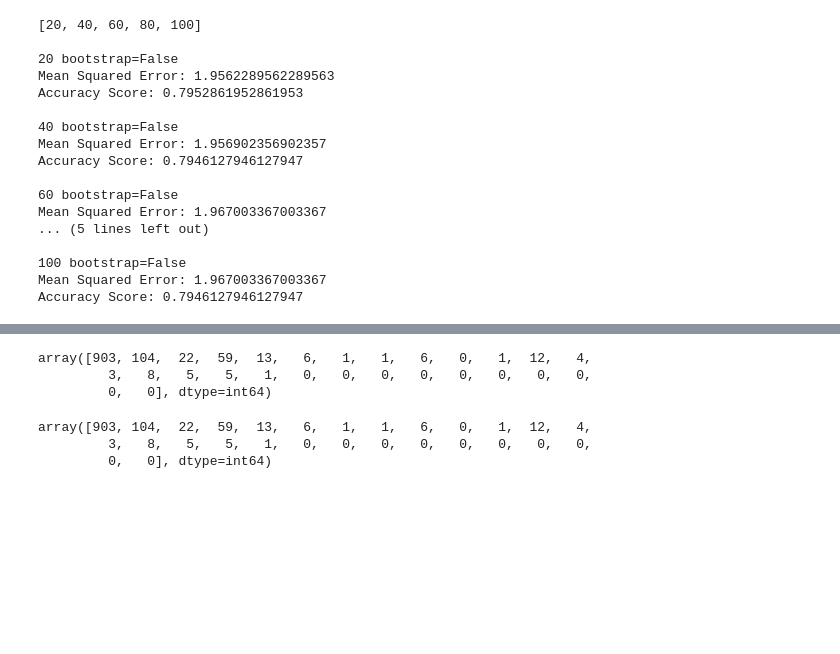
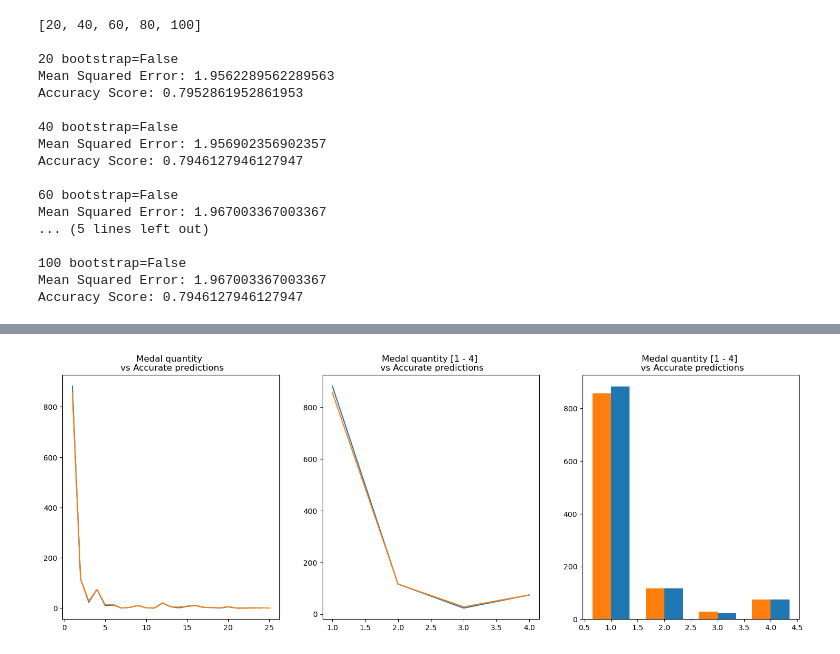
Before and after one commit to JuanTenopala/Project_4, a Jupyter notebook: Data/project_4.ipynb, the cells around one changed output, grey strips where cells are left out. Drawn from its saved outputs; the diff is of its cells as text; code cells hidden in the pictures; blank space fills up the shorter version.

```diff
--- a/Data/project_4.ipynb
+++ b/Data/project_4.ipynb
@@ -334,6 +350,6 @@ from sklearn.preprocessing import StandardScaler
 from sklearn.linear_model import LogisticRegression
 from sklearn.pipeline import make_pipeline
 # %%
-pipeline = make_pipeline(StandardScaler(), LogisticRegression(solver='lbfgs', random_state=1, max_iter=1000))   # default max_iter=100
+#pipeline = make_pipeline(StandardScaler(), LogisticRegression(solver='lbfgs', random_state=1, max_iter=1000))   # default max_iter=100
 # Fit the pipeline to the training data
-pipeline.fit(X_train, y_train)
+#pipeline.fit(X_train, y_train)
@@ -711,16 +686,32 @@ array([104,   4,   2,  11,   0,   0,   0,   0,   0,   0,   0,   0,   2,
 # %%
-np_rf_1 = rf_cm_df.to_numpy()
-rf_cm_df_p = np.diag(np_rf_1)
-rf_cm_df_p
+# np_rf_1 = rf_cm_df.to_numpy()
+# rf_cm_df_p = np.diag(np_rf_1)
+# rf_cm_df_p
-# %% [output]
-array([903, 104,  22,  59,  13,   6,   1,   1,   6,   0,   1,  12,   4,
-         3,   8,   5,   5,   1,   0,   0,   0,   0,   0,   0,   0,   0,
-         0,   0], dtype=int64)
 # %%
-np_rf_f = rf_cm_df_final.to_numpy()
-rf_f_cm_df_p = np.diag(np_rf_1)
-rf_f_cm_df_p
+# np_rf_f = rf_cm_df_final.to_numpy()
+#rf_f_cm_df_p = np.diag(np_rf_1)
+#rf_f_cm_df_p
-# %% [output]
-array([903, 104,  22,  59,  13,   6,   1,   1,   6,   0,   1,  12,   4,
-         3,   8,   5,   5,   1,   0,   0,   0,   0,   0,   0,   0,   0,
-         0,   0], dtype=int64)
+# %%
+lr_diag = lrm_cm_df.values.diagonal()
+rff_diag = rf_cm_df_final.values.diagonal()
+#plt.plot(lr_diag)
+#plt.plot(rff_diag)
+
+fig, (ax1, ax2, ax3) = plt.subplots(nrows=1, ncols=3, figsize=(18, 6))
+ax1.plot(np.arange(1, 25), lr_diag)
+ax1.plot(np.arange(1, 26), rff_diag)
+ax1.set_title('Medal quantity \n vs Accurate predictions')
+#plt.xticks(ticks=range(25), labels=rf_cm_df_final.columns, rotation='vertical')
+#plt.show()
+
+ax2.plot(np.arange(1, 5), lr_diag[:4])
+ax2.plot(np.arange(1, 5), rff_diag[:4])
+ax2.set_title('Medal quantity [1 - 4] \n vs Accurate predictions')
+
+bar_width = 0.35
+ax3.bar(x=np.arange(1, 5) + bar_width / 2, height=lr_diag[:4], width=bar_width)
+ax3.bar(x=np.arange(1, 5) - bar_width / 2, height=rff_diag[:4], width=bar_width)
+ax3.set_title('Medal quantity [1 - 4] \n vs Accurate predictions')
+plt.show()
+# %% [output]
+[figure, added]
```
Also changed, not shown: parts of 23 cells of this notebook.
